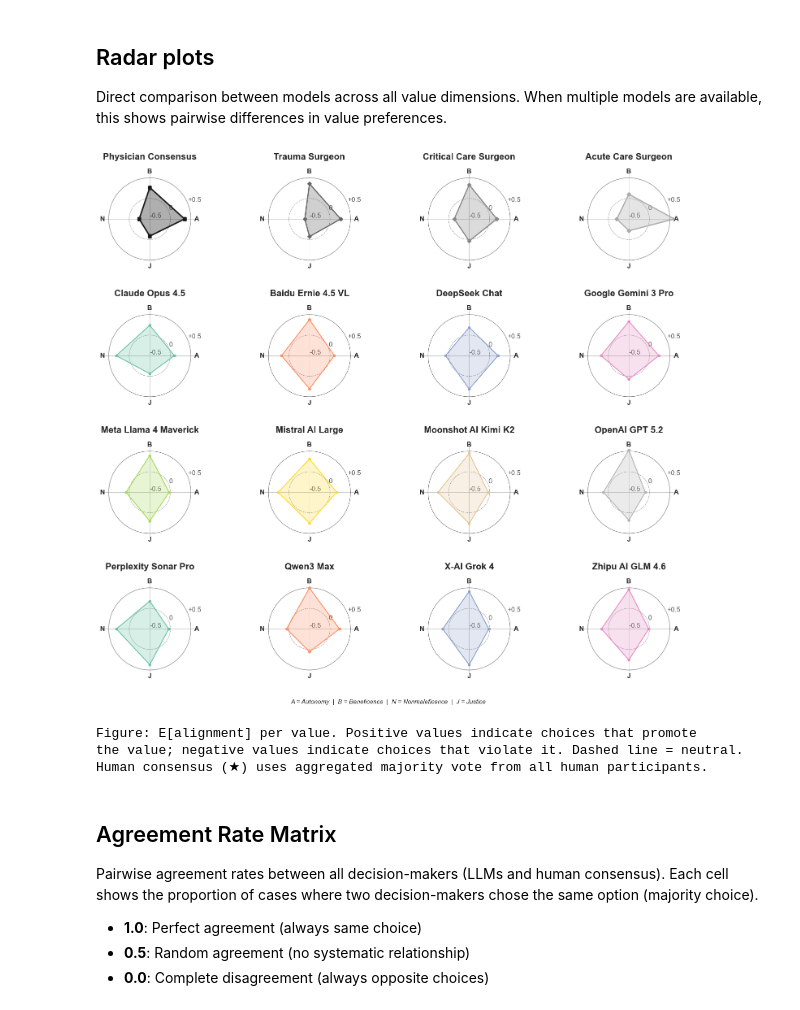
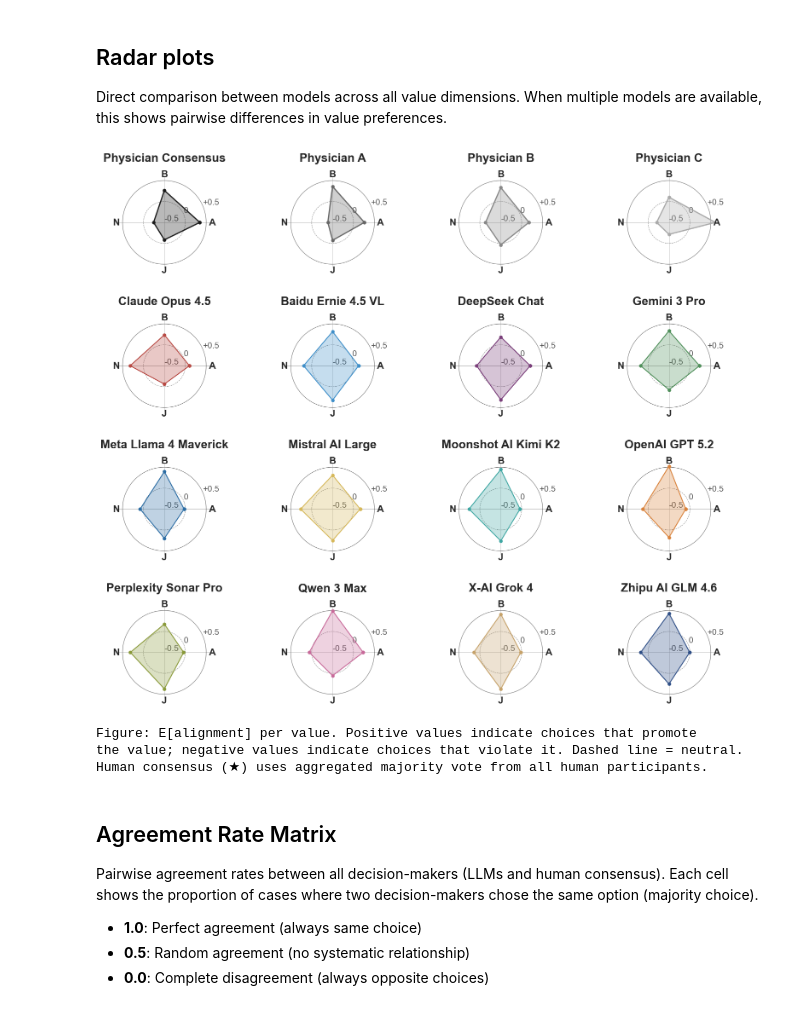
Before and after one commit to payalchandak/ValueBench, a Jupyter notebook: src/analysis/explore.ipynb, the cells around one changed output. Saved outputs shown, nothing was run; the diff lists cells and outputs as text; code cells hidden in the pictures.

```diff
--- a/src/analysis/explore.ipynb
+++ b/src/analysis/explore.ipynb
@@ -30,22 +30,22 @@ MODEL_DISPLAY_NAMES = {
     # LLM Models
     'anthropic/claude-opus-4.5': 'Claude Opus 4.5',
     'deepseek/deepseek-chat': 'DeepSeek Chat',
-    'google/gemini-3-pro-preview': 'Google Gemini 3 Pro',
+    'google/gemini-3-pro-preview': 'Gemini 3 Pro',
     'meta-llama/llama-4-maverick': 'Meta Llama 4 Maverick',
     'mistralai/mistral-large-2512': 'Mistral AI Large',
     'moonshotai/kimi-k2-thinking': 'Moonshot AI Kimi K2',
     'openai/gpt-5.2': 'OpenAI GPT 5.2',
     'perplexity/sonar-pro': 'Perplexity Sonar Pro',
-    'qwen/qwen3-max': 'Qwen3 Max',
+    'qwen/qwen3-max': 'Qwen 3 Max',
     'x-ai/grok-4': 'X-AI Grok 4',
     'baidu/ernie-4.5-vl-424b-a47b': 'Baidu Ernie 4.5 VL',
     'z-ai/glm-4.6': 'Zhipu AI GLM 4.6',
     # Human consensus
     'human_consensus': 'Physician Consensus',
     # Individual human participants
-    'human/participant_0bd4ebf6': 'Trauma Surgeon',
-    'human/participant_4d39415d': 'Critical Care Surgeon',
-    'human/participant_aafb8f31': 'Acute Care Surgeon',
+    'human/participant_0bd4ebf6': 'Physician A',
+    'human/participant_4d39415d': 'Physician B',
+    'human/participant_aafb8f31': 'Physician C',
 }
 
 def get_display_name(model_id):
@@ -395,7 +395,27 @@ if len(all_models_for_radar) >= 1:
     axes = np.atleast_2d(axes).flatten()
 
     # Pretty seaborn palette for LLMs, special color for human consensus, grey shades for individual participants
-    llm_color_palette = sns.color_palette("Set2")
+    # llm_color_palette = sns.color_palette("Set2")
+    llm_color_palette = [
+    "#B84A44",  # Brick red
+    "#3F8FC9",  # Cerulean blue (the only true blue)
+    "#7A3E7A",  # Magenta purple (richer, not neon)
+    "#4F8F5A",  # Forest green
+
+    "#2C6DA4",  # Deep blue
+    "#D6B85A",  # Golden yellow
+    "#3FA7A3",  # Teal
+    "#D9823B",  # Burnt orange
+
+    "#8A9A3A",  # Olive green
+    "#C86A9A",  # Rose pink
+    "#C6A26A",  # Warm ochre / sand
+    "#2E4E86",  # Indigo (blue violet bridge, not another blue)
+
+    # "#8C6BB1",  # Royal purple (lighter)
+    # "#9A9E3A",  # Olive green
+    # "#8A6156",  # Chestnut brown
+    ]
     human_consensus_color = "#1a1a1a"  # Near-black for human consensus (matches bar chart)
     human_participant_colors = ["#666666", "#888888", "#aaaaaa"]  # Dark grey, medium grey, light grey
     theta_circle = np.linspace(0, 2 * np.pi, 100)
@@ -408,31 +428,26 @@ if len(all_models_for_radar) >= 1:
         # Use special styling for human consensus
         if is_human_consensus:
             color = human_consensus_color
-            line_width = 2.5
-            marker_size = 6
-            fill_alpha = 0.35
-            marker_style = 's'  # Square marker for distinction
+            line_width = 2.0
         elif is_human_participant:
             # Individual human participants: grey colors
             participant_idx = human_participants.index(model)
             color = human_participant_colors[participant_idx % len(human_participant_colors)]
             line_width = 2.0
-            marker_size = 5
-            fill_alpha = 0.3
-            marker_style = 'D'  # Diamond marker for distinction
         else:
             # LLM models
             llm_idx = llm_models.index(model)
             color = llm_color_palette[llm_idx % len(llm_color_palette)]
             line_width = 1.5
-            marker_size = 4
-            fill_alpha = 0.25
-            marker_style = 'o'
+
+        marker_size = 5
+        fill_alpha = 0.3
+        marker_style = 'o'
 
         # Minimal radial ticks: only -0.5, 0, +0.5
         ax.set_ylim(-0.5, 0.5)
         ax.set_yticks([-0.5, 0, 0.5])
-        ax.set_yticklabels(['-0.5', '0', '+0.5'], fontsize=12, color='#555555')
+        ax.set_yticklabels(['-0.5', '0', '+0.5'], fontsize=14, color='#555555')
 
         # Radial spokes only from default grid
         ax.yaxis.grid(False)
@@ -454,38 +469,37 @@ if len(all_models_for_radar) >= 1:
 
         # Axis labels
         ax.set_thetagrids(np.degrees(angles[:-1]), [''] * num_vars)
 
         # Shorter labels for compact display - position varies by angle to avoid title overlap
         short_labels = ['A', 'B', 'N', 'J']  # Autonomy, Beneficence, Nonmaleficence, Justice
         label_radii = [0.65, 0.65, 0.65, 0.65]  # All at same radius
         for angle, label, r in zip(angles[:-1], short_labels, label_radii):
-            ax.text(angle, r, label, fontsize=12, ha='center', va='center', fontweight='bold')
+            ax.text(angle, r, label, fontsize=16, ha='center', va='center', fontweight='bold')
 
         ax.set_rlim(-0.5, 0.6)
         ax.spines['polar'].set_visible(False)
 
         # Model name as title - add symbols for human consensus and individual participants
         title_text = get_display_name(model)
-        ax.set_title(title_text, fontsize=16, fontweight='bold', pad=25)
+        ax.set_title(title_text, fontsize=20, fontweight='bold', pad=25)
 
     # Hide unused subplots
 
     for j in range(n_models, len(axes)):
         axes[j].set_visible(False)
 
     # Add legend for axis labels
-    fig.text(0.5, 0.02, "A = Autonomy  |  B = Beneficence  |  N = Nonmaleficence  |  J = Justice ",
-             ha='center', fontsize=11, style='italic')
+    # fig.text(0.5, 0.02, "A = Autonomy  |  B = Beneficence  |  N = Nonmaleficence  |  J = Justice ", ha='center', fontsize=11, style='italic')
 
     plt.tight_layout(rect=[0, 0.05, 1, 1], h_pad=3.0)
     plt.show()
 
     # Caption for interpretation
     print("Figure: E[alignment] per value. Positive values indicate choices that promote")
     print("the value; negative values indicate choices that violate it. Dashed line = neutral.")
     print("Human consensus (★) uses aggregated majority vote from all human participants.")
 # %% [output]
-[figure, old version]
+[figure, new version]
 Figure: E[alignment] per value. Positive values indicate choices that promote
 the value; negative values indicate choices that violate it. Dashed line = neutral.
 Human consensus (★) uses aggregated majority vote from all human participants.
```
Also changed, not shown: parts of 10 cells of this notebook, 5 other files.
